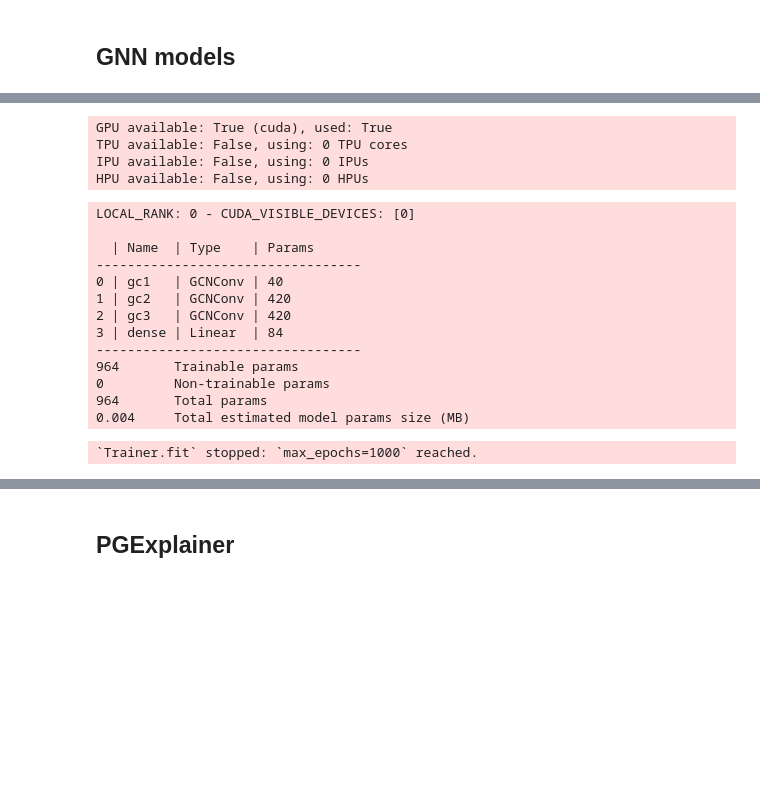
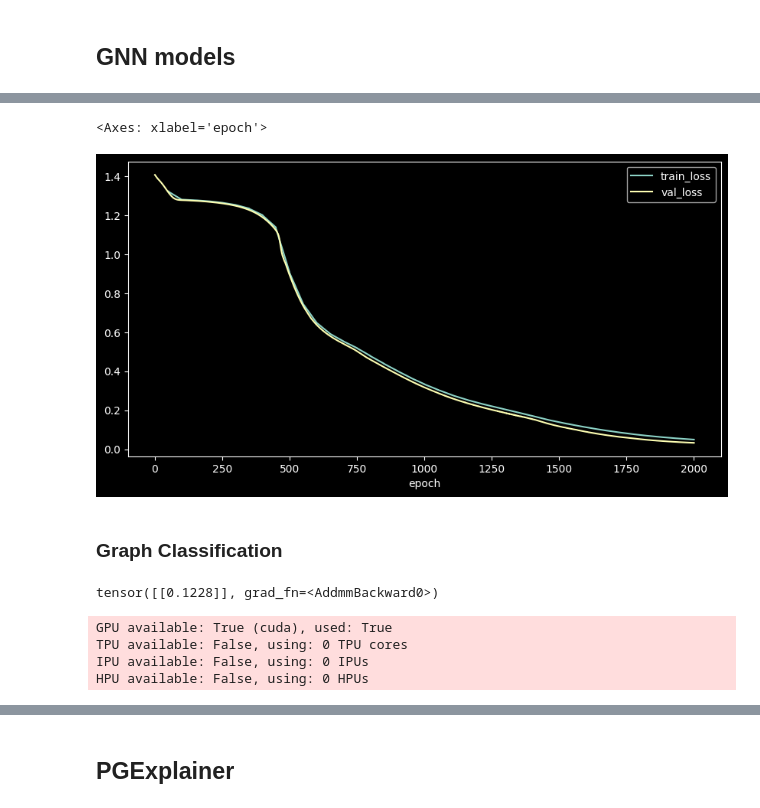
Before and after one commit to 6ninjak/neural-networks-exam, a Jupyter notebook: pgexplainer.ipynb, the cells around one changed output, grey strips where cells are left out. Saved outputs shown, nothing was run; the diff lists cells and outputs as text; code cells hidden in the pictures; blank space fills up the shorter version.

Commit message:
gnn models training completed

```diff
--- a/pgexplainer.ipynb
+++ b/pgexplainer.ipynb
@@ -135,0 +198,8 @@ es_callback = pl.callbacks.EarlyStopping('val_loss', patience=5, mode='min')
+# %%
+df = pd.read_csv('checkpoints/BA-Shapes/metrics_gnn.csv')
+df.interpolate('linear').plot(x='epoch', y=['train_loss', 'val_loss'], figsize=(10, 5))
+# %% [output]
+<Axes: xlabel='epoch'>
+[figure, added]
+# %% [markdown]
+### Graph Classification
@@ -135,0 +255,4 @@ es_callback = pl.callbacks.EarlyStopping('val_loss', patience=5, mode='min')
+# %%
+graph_gnn(graph_dataset[0])
+# %% [output]
+tensor([[0.1228]], grad_fn=<AddmmBackward0>)
@@ -145,17 +267,0 @@ node_loader = pygeom.loader.DataLoader(node_dataset, batch_size=1, shuffle=True)
-# %%
-trainer.fit(gnn, node_loader, node_loader)
-# %% [output]
-LOCAL_RANK: 0 - CUDA_VISIBLE_DEVICES: [0]
-
-  | Name  | Type    | Params
-----------------------------------
-0 | gc1   | GCNConv | 40
-1 | gc2   | GCNConv | 420
-2 | gc3   | GCNConv | 420
-3 | dense | Linear  | 84
-----------------------------------
-964       Trainable params
-0         Non-trainable params
-964       Total params
-0.004     Total estimated model params size (MB)
-`Trainer.fit` stopped: `max_epochs=1000` reached.
```
Also changed, not shown: parts of 29 cells of this notebook, 4 other files.
